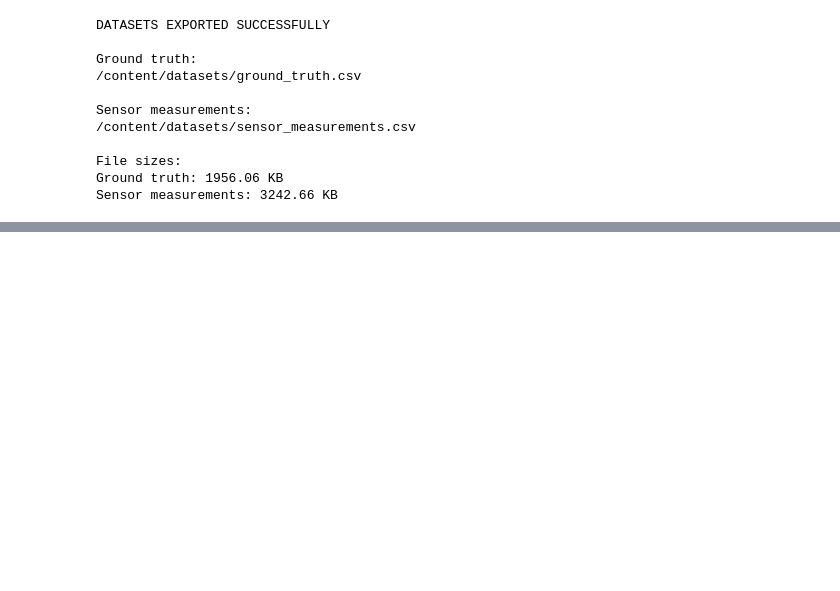
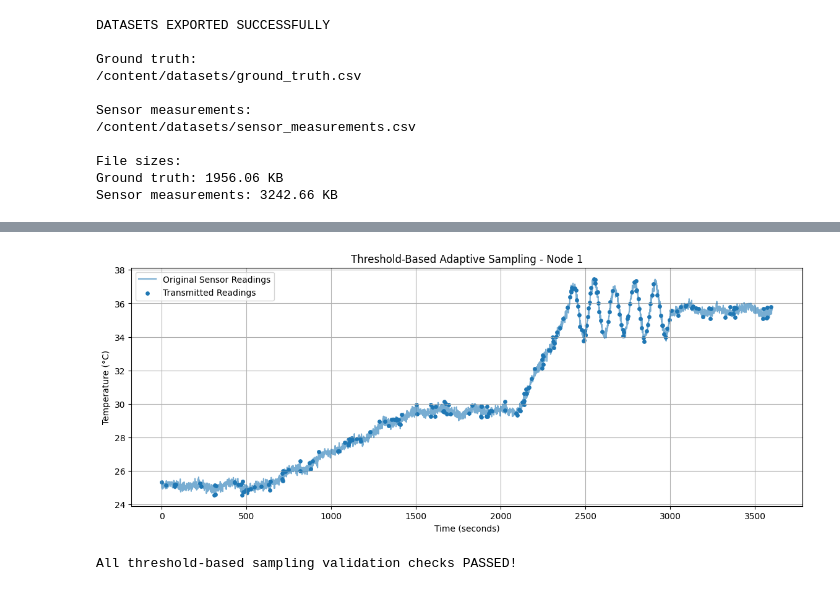
Before and after one commit to Sravan05nani/Energy-Aware-Adaptive-IoT, a Jupyter notebook: notebooks/energy_aware_simulation.ipynb, the cells around one changed output, grey strips where cells are left out. Saved outputs shown, nothing was run; the diff lists cells and outputs as text; code cells hidden in the pictures; blank space fills up the shorter version.

```diff
--- a/notebooks/energy_aware_simulation.ipynb
+++ b/notebooks/energy_aware_simulation.ipynb
@@ -1068,0 +1420,57 @@ files.download(sensor_measurements_file)
+# %%
+node = 1
+
+original = df[df['node_id'] == node]
+sampled = threshold_df[threshold_df['node_id'] == node]
+
+plt.figure(figsize=(14, 5))
+
+plt.plot(
+    original['time_seconds'],
+    original['temperature_measured'],
+    label='Original Sensor Readings',
+    alpha=0.6
+)
+
+plt.scatter(
+    sampled['time_seconds'],
+    sampled['temperature_measured'],
+    label='Transmitted Readings',
+    s=15
+)
+
+plt.xlabel('Time (seconds)')
+plt.ylabel('Temperature (°C)')
+plt.title('Threshold-Based Adaptive Sampling - Node 1')
+
+plt.legend()
+plt.grid(True)
+plt.show()
+# %% [output]
+[figure, added]
+# %%
+# Validation checks
+
+assert len(threshold_df) > 0
+
+assert threshold_df['node_id'].nunique() == 10
+
+assert threshold_df.groupby('node_id').size().max() <= 3600
+
+# Check chronological ordering for every node
+for node_id, group in threshold_df.groupby('node_id'):
+    assert group['time_seconds'].is_monotonic_increasing
+
+# Check first reading of every node is transmitted
+for node_id, group in df.groupby('node_id'):
+    first_time = group['time_seconds'].iloc[0]
+
+    transmitted_times = threshold_df[
+        threshold_df['node_id'] == node_id
+    ]['time_seconds'].values
+
+    assert first_time in transmitted_times
+
+print("All threshold-based sampling validation checks PASSED!")
+# %% [output]
+All threshold-based sampling validation checks PASSED!
```
Also changed, not shown: parts of 109 cells of this notebook.
